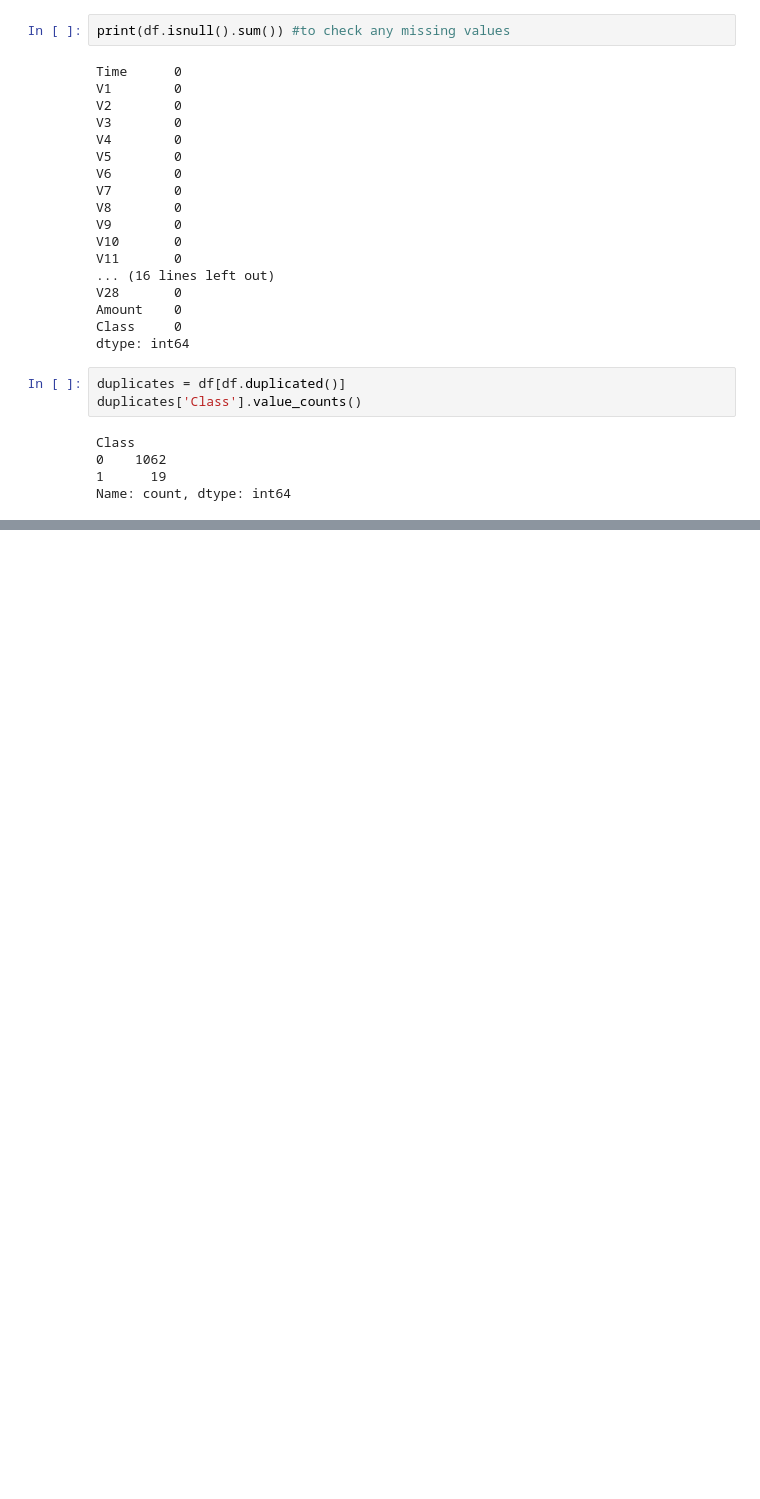
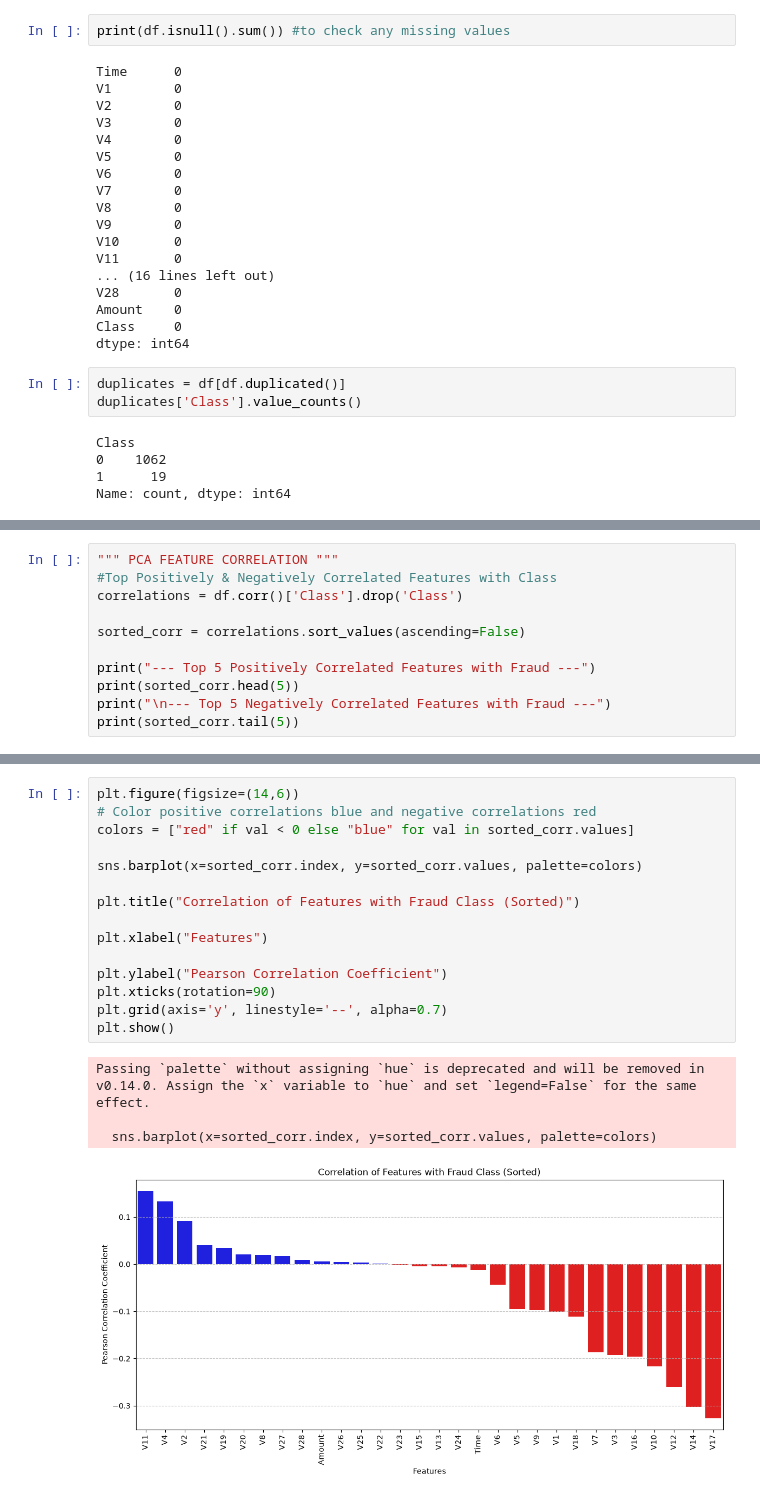
Before and after one commit to PIYUSH-1O1/credit_card_fraud_detection_ML, a Jupyter notebook: notebooks/cc_fraud.ipynb, the cells around one changed output, grey strips where cells are left out. Saved outputs shown, nothing was run; the diff lists cells and outputs as text; blank space fills up the shorter version.

```diff
--- a/notebooks/cc_fraud.ipynb
+++ b/notebooks/cc_fraud.ipynb
@@ -136,0 +174,11 @@ plt.show()
+# %%
+""" PCA FEATURE CORRELATION """
+#Top Positively & Negatively Correlated Features with Class
+correlations = df.corr()['Class'].drop('Class')
+
+sorted_corr = correlations.sort_values(ascending=False)
+
+print("--- Top 5 Positively Correlated Features with Fraud ---")
+print(sorted_corr.head(5))
+print("\n--- Top 5 Negatively Correlated Features with Fraud ---")
+print(sorted_corr.tail(5))
@@ -136,0 +201,20 @@ plt.show()
+# %%
+plt.figure(figsize=(14,6))
+# Color positive correlations blue and negative correlations red
+colors = ["red" if val < 0 else "blue" for val in sorted_corr.values]
+
+sns.barplot(x=sorted_corr.index, y=sorted_corr.values, palette=colors)
+
+plt.title("Correlation of Features with Fraud Class (Sorted)")
+
+plt.xlabel("Features")
+
+plt.ylabel("Pearson Correlation Coefficient")
+plt.xticks(rotation=90)
+plt.grid(axis='y', linestyle='--', alpha=0.7)
+plt.show()
+# %% [output]
+Passing `palette` without assigning `hue` is deprecated and will be removed in v0.14.0. Assign the `x` variable to `hue` and set `legend=False` for the same effect.
+
+  sns.barplot(x=sorted_corr.index, y=sorted_corr.values, palette=colors)
+[figure, added]
```
Also changed, not shown: parts of 16 cells of this notebook.
